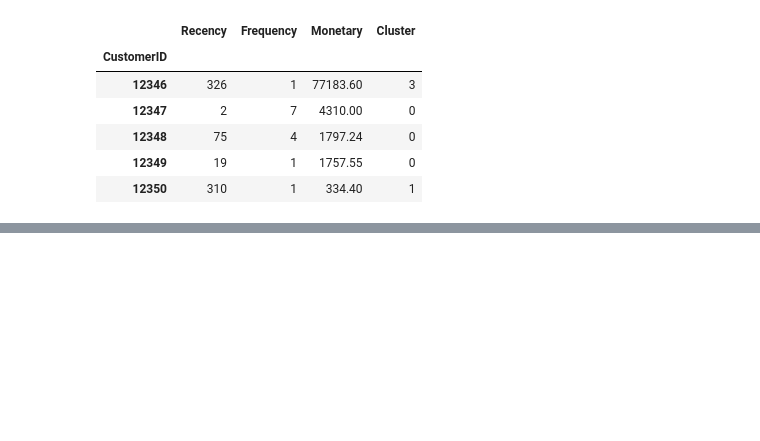
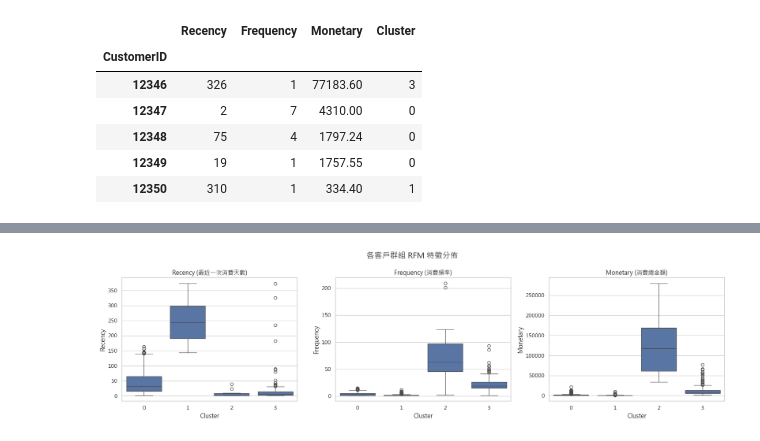
Before and after one commit to Z-Yun324/ecommerce-analysis, a Jupyter notebook: notebook/analysis.ipynb, the cells around one changed output, grey strips where cells are left out. Cells and saved outputs as stored; diff of their text form; code cells hidden in the pictures; blank space fills up the shorter version.

```diff
--- a/notebook/analysis.ipynb
+++ b/notebook/analysis.ipynb
@@ -0,0 +38,12 @@
+# %%
+import matplotlib.pyplot as plt
+
+# --- 使用您在步驟一中找到的「精確字體名稱」 ---
+PRECISE_FONT_NAME = 'Noto Sans TC'
+
+try:
+    plt.rcParams['font.sans-serif'] = [PRECISE_FONT_NAME]
+    plt.rcParams['axes.unicode_minus'] = False # 解決負號顯示問題
+    print(f"成功設定字體為: {PRECISE_FONT_NAME}")
+except:
+    print(f"錯誤：找不到名為 '{PRECISE_FONT_NAME}' 的字體。請從步驟一的列表中選擇一個正確的名稱。")
@@ -201,0 +301,35 @@ rfm_df.head()
+# %%
+import seaborn as sns
+import matplotlib.pyplot as plt
+
+# 1. 設定主題和字體 (這部分不變)
+sns.set_theme(style="whitegrid", font='Microsoft JhengHei')
+plt.rcParams['axes.unicode_minus'] = False
+
+# 2. 建立子圖 (這部分不變)
+fig, axes = plt.subplots(1, 3, figsize=(18, 5))
+
+# 3. 設定總標題 (這部分不變)
+fig.suptitle('各客戶群組 RFM 特徵分佈', fontsize=16)
+
+# 4. 繪製各個子圖 (這部分不變)
+# Recency
+sns.boxplot(x='Cluster', y='Recency', data=rfm_df, ax=axes[0])
+axes[0].set_title('Recency (最近一次消費天數)')
+
+# Frequency
+sns.boxplot(x='Cluster', y='Frequency', data=rfm_df, ax=axes[1])
+axes[1].set_title('Frequency (消費頻率)')
+
+# Monetary
+sns.boxplot(x='Cluster', y='Monetary', data=rfm_df, ax=axes[2])
+axes[2].set_title('Monetary (消費總金額)')
+
+# 5. --- 新增的魔法指令！---
+# 自動調整佈局以防止重疊
+fig.tight_layout()
+
+# 6. 顯示圖表 (這部分不變)
+plt.show()
+# %% [output]
+[figure, added]
```
Also changed, not shown: parts of 10 cells of this notebook, 1 other file.
